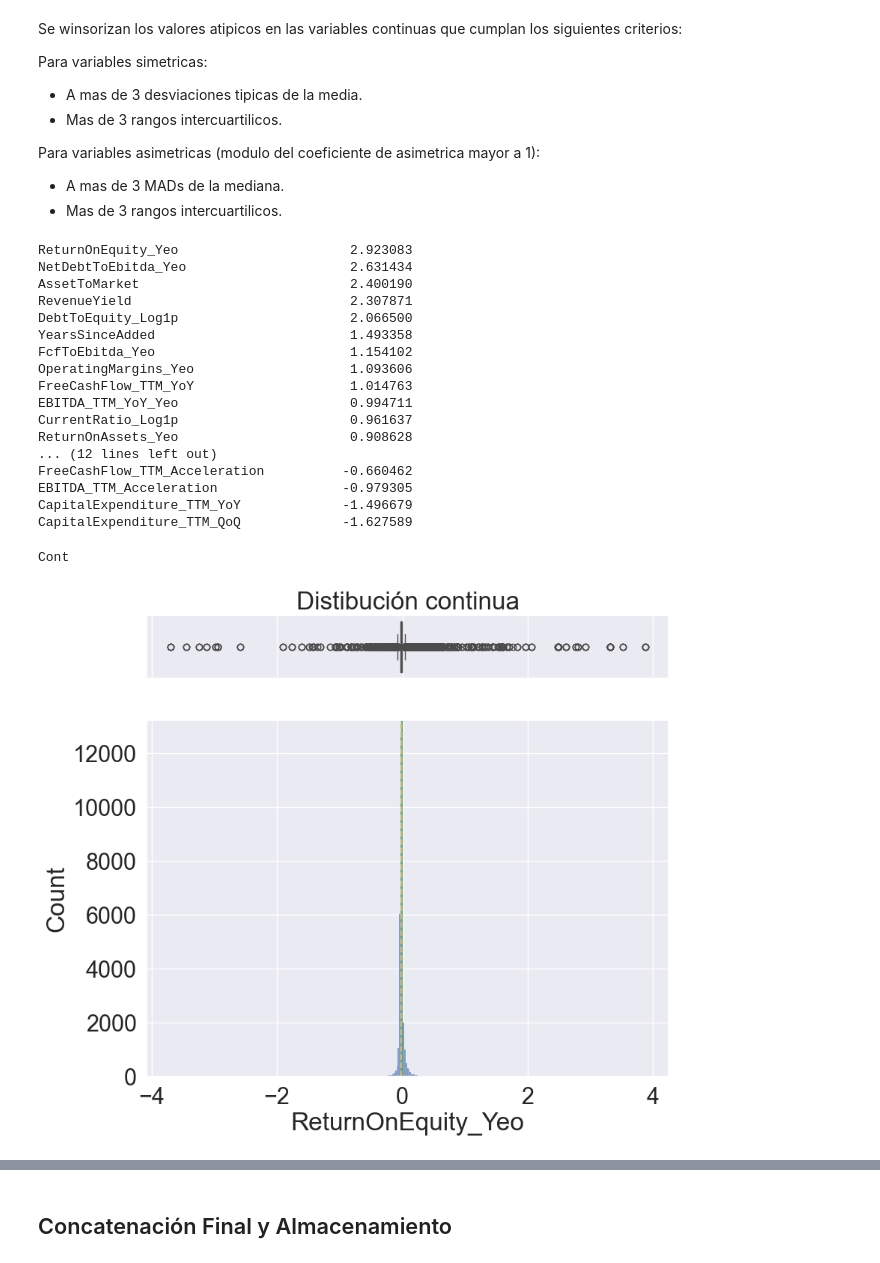
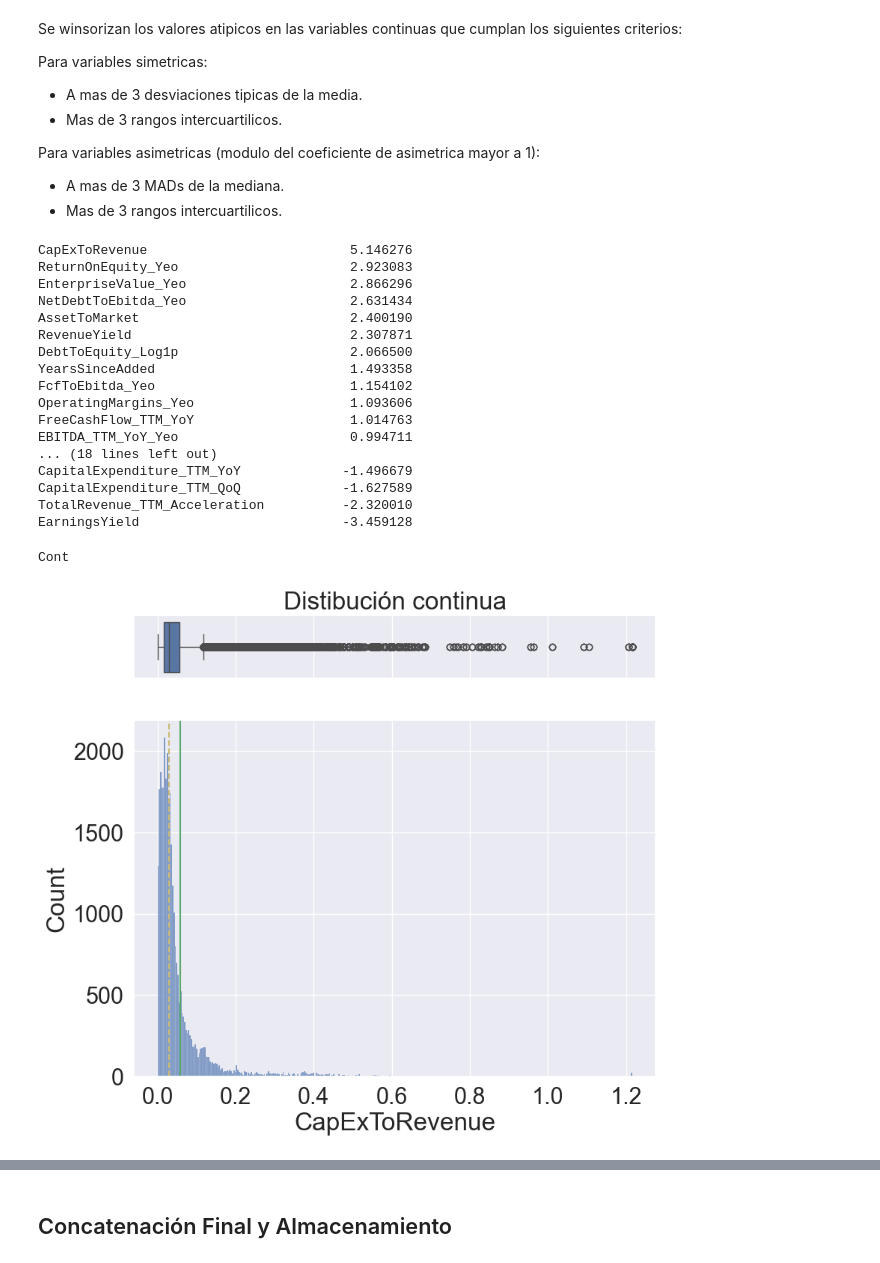
Before and after one commit to sebakremis/FinDataMining, a Jupyter notebook: 02_Notebook_Transformacion.ipynb, the cells around one changed output, grey strips where cells are left out. Drawn from its saved outputs; the diff is of its cells as text; code cells hidden in the pictures.

```diff
--- a/02_Notebook_Transformacion.ipynb
+++ b/02_Notebook_Transformacion.ipynb
@@ -692,16 +682,10 @@ Se convierten variables contínuas a categóricas agrupando por cuantiles:
-# %%
-cols = [
-    ('MarketCap', 3),
-    ('EnterpriseValue', 3),
-    ('RelativeAssets', 3),
-    ('RelativeRevenue', 3),
-    ('MonthlyExcessReturn', 5),
-    ('EbitdaYield', 10),
-    ('EarningsYield', 10),
-    ('CapExToRevenue', 10),
-    ('TotalRevenue_TTM_Acceleration', 10)
-]
-for col, n_grupos in cols:
-    df_transformed = categorizar_en_cuantiles(df_transformed, columna=col, num_cuantiles=n_grupos)
+# %%
+cols_a_agrupar = [
+    'MonthlyExcessReturn'
+]
+
+# Aplicar la categorización
+for col in cols_a_agrupar:
+    df_transformed = categorizar_en_cuantiles(df_transformed, columna=col, num_cuantiles=5)
 # %% [markdown]
 ## Tratamiento de Outliers
@@ -707,0 +694,8 @@ for col, n_grupos in cols:
+# %%
+# Columnas a recortar:
+cols_clip = ['EbitdaYield', 'EarningsYield', 'CapExToRevenue', 'TotalRevenue_TTM_Acceleration']
+
+df_clipped = aplicar_clip(df_transformed, cols=cols_clip, limite = -2.0)
+df_clipped = aplicar_clip(df_clipped, cols=cols_clip, limite = 2.0)
+# Graficar
+graficar(df_clipped['EbitdaYield'])
@@ -721,7 +718,7 @@ Para variables asimetricas (modulo del coeficiente de asimetrica mayor a 1):
 cols_fin_clean = obtener_cols_financieras(incluirTTM=True)
 
 # Columnas flag
-cols_flag = df_transformed.columns[df_transformed.columns.str.contains('_IsMissing')].tolist()
+cols_flag = df_clipped.columns[df_clipped.columns.str.contains('_IsMissing')].tolist()
 
 columnas_intactas = cols_fin_clean + cols_flag + [
     'Date',
@@ -732,17 +729,19 @@ columnas_intactas = cols_fin_clean + cols_flag + [
     ]
 
 # Separar el dataset
-df_passthrough = df_transformed[columnas_intactas].copy()
-df_transformed_features = df_transformed.drop(columns=columnas_intactas)
+df_passthrough = df_clipped[columnas_intactas].copy()
+df_clipped_features = df_clipped.drop(columns=columnas_intactas)
 
 # Winsorizar
-df_cont_transformed = df_transformed_features.select_dtypes(include="number")
-df_winsor = df_cont_transformed.apply(lambda x: gestiona_outliers(x, clas='winsor'))
+df_cont_clipped = df_clipped_features.select_dtypes(include="number")
+df_winsor = df_cont_clipped.apply(lambda x: gestiona_outliers(x, clas='winsor'))
 
 # Coeficientes de asimetría luego de winsorizar
 mostrar_asimetrias(df_winsor)
 # %% [output]
+CapExToRevenue                          5.146276
 ReturnOnEquity_Yeo                      2.923083
+EnterpriseValue_Yeo                     2.866296
 NetDebtToEbitda_Yeo                     2.631434
 AssetToMarket                           2.400190
 RevenueYield                            2.307871
@@ -752,17 +751,15 @@ FcfToEbitda_Yeo                         1.154102
 OperatingMargins_Yeo                    1.093606
 FreeCashFlow_TTM_YoY                    1.014763
 EBITDA_TTM_YoY_Yeo                      0.994711
-CurrentRatio_Log1p                      0.961637
-ReturnOnAssets_Yeo                      0.908628
-... (12 lines left out)
-FreeCashFlow_TTM_Acceleration          -0.660462
-EBITDA_TTM_Acceleration                -0.979305
+... (18 lines left out)
 CapitalExpenditure_TTM_YoY             -1.496679
 CapitalExpenditure_TTM_QoQ             -1.627589
+TotalRevenue_TTM_Acceleration          -2.320010
+EarningsYield                          -3.459128
 # %%
 # Visualizar cambios
-columna_a_graficar = 'ReturnOnEquity_Yeo' # indicar columna a graficar
-plot(df_winsor[columna_a_graficar])
+columna_a_graficar = 'CapExToRevenue' # indicar columna a graficar
+graficar(df_winsor[columna_a_graficar])
 # %% [output]
 Cont
-[figure, old version]
+[figure, new version]
```
Also changed, not shown: parts of 19 cells of this notebook, 3 other files.
